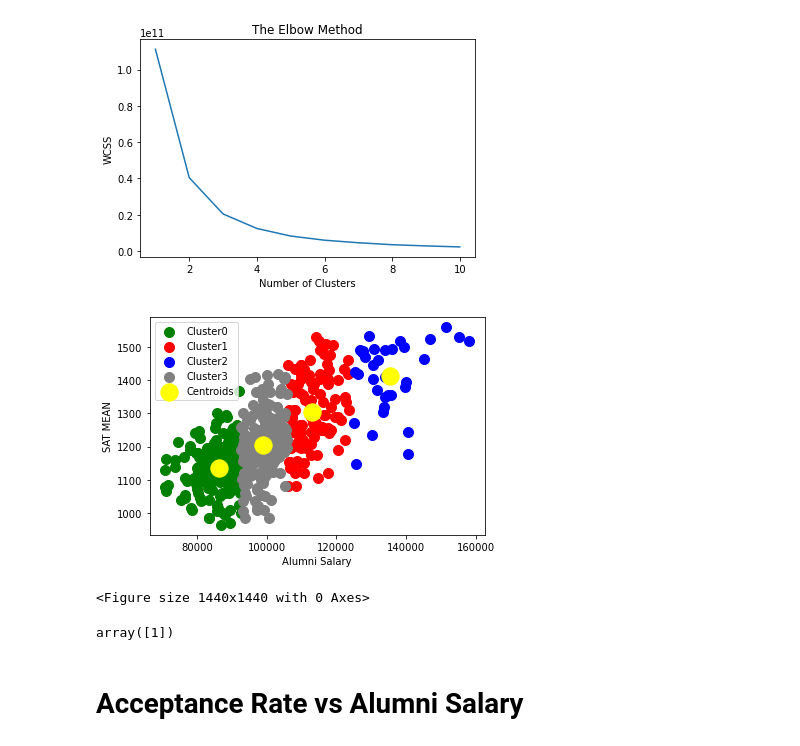
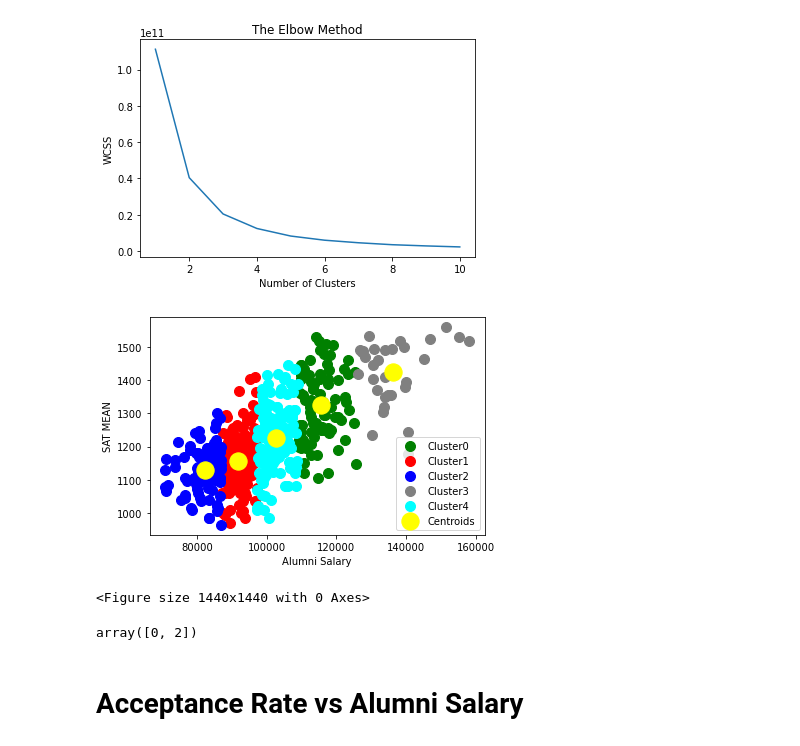
Before and after one commit to Amasterw/UR_FinalProject, a Jupyter notebook: kmeans.ipynb, the cells around one changed output. Cells and saved outputs as stored; diff of their text form; code cells hidden in the pictures.

Commit message:
adding the predicting part

```diff
--- a/kmeans.ipynb
+++ b/kmeans.ipynb
@@ -118,5 +118,5 @@ plt.show()
 [figure]
 # %%
 #Fitting K-MEans to the dataset
-kmeans=KMeans(n_clusters=4,init='k-means++',random_state=0)
-y_kmeans=kmeans.fit_predict(X)
+kmeans1=KMeans(n_clusters=5,init='k-means++',random_state=0)
+y_kmeans1=kmeans1.fit_predict(X)
@@ -143,11 +143,11 @@ array([0, 0, 0, 0, 0, 0, 0, 0, 0, 0, 0, 0, 0, 0, 0, 0, 0, 0, 0, 0, 0, 0,
 # %%
 #visualize the clusters(sat mean vs acceptance rate)
-color=["green","red","blue","grey"]
-for i in range(0,4):
-    cluster = [d for b, d in zip(y_kmeans == i, X) if b == True]
+color=["green","red","blue","grey","cyan"]
+for i in range(0,5):
+    cluster = [d for b, d in zip(y_kmeans1 == i, X) if b == True]
     cluster = pd.DataFrame(cluster)
-    plt.scatter(cluster[0], cluster[1],s=100,c=color[i],label='Cluster1')
-plt.scatter(kmeans.cluster_centers_[:,0],kmeans.cluster_centers_[:,1
+    plt.scatter(cluster[0], cluster[1],s=100,c=color[i],label=f"Cluster{i}")
+plt.scatter(kmeans1.cluster_centers_[:,0],kmeans1.cluster_centers_[:,1
              ],s=300,c='yellow',label='Centroids')
 plt.title('')
 plt.xlabel('SAT MEAN')
@@ -167,9 +171,9 @@ for i in range(523):
 from sklearn.cluster import KMeans
 wcss=[]
 for i in range(1,11):
-    kmeans=KMeans(n_clusters=i, init='k-means++',random_state=0)
-    kmeans.fit(X1)
-    wcss.append(kmeans.inertia_)
+    kmeans2=KMeans(n_clusters=i, init='k-means++',random_state=0)
+    kmeans2.fit(X1)
+    wcss.append(kmeans2.inertia_)
 plt.plot(range(1,11),wcss)
 plt.title('The Elbow Method')
 plt.xlabel('Number of Clusters')
@@ -179,30 +183,30 @@ plt.show()
 [figure]
 # %%
 #Fitting K-MEans to the dataset
-kmeans=KMeans(n_clusters=4,init='k-means++',random_state=0)
-y_kmeans=kmeans.fit_predict(X1)
+kmeans2=KMeans(n_clusters=5,init='k-means++',random_state=0)
+y_kmeans2=kmeans2.fit_predict(X1)
 # %%
 #visualize the clusters(sat mean vs alumni salary)
-color=["green","red","blue","grey"]
-for i in range(0,4):
-    cluster = [d for b, d in zip(y_kmeans == i, X1) if b == True]
+color=["green","red","blue","grey","cyan"]
+for i in range(0,5):
+    cluster = [d for b, d in zip(y_kmeans2 == i, X1) if b == True]
     cluster = pd.DataFrame(cluster)
     plt.scatter(cluster[0], cluster[1],s=100,c=color[i],label=f"Cluster{i}")
-plt.scatter(kmeans.cluster_centers_[:,0],kmeans.cluster_centers_[:,1
+plt.scatter(kmeans2.cluster_centers_[:,0],kmeans2.cluster_centers_[:,1
              ],s=300,c='yellow',label='Centroids')
 plt.title('')
 plt.ylabel('SAT MEAN')
 plt.xlabel('Alumni Salary')
 plt.legend()
 plt.figure(figsize=(20,20))
 plt.show()
 # %% [output]
-[figure, old version]
+[figure, new version]
 <Figure size 1440x1440 with 0 Axes>
 # %%
-kmeans.predict([[120000,1500]])#,[1250,40])
+kmeans2.predict([[120000,1500],[1250,40]])
 # %% [output]
-array([1])
+array([0, 2])
 # %% [markdown]
 # Acceptance Rate vs Alumni Salary
 # %%
```
Also changed, not shown: parts of 8 cells of this notebook, 6 other files.
